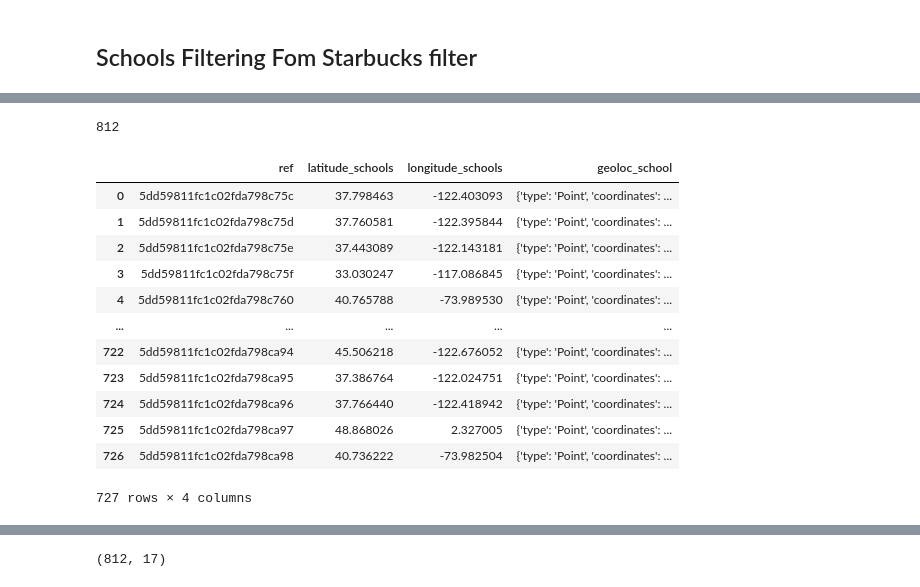
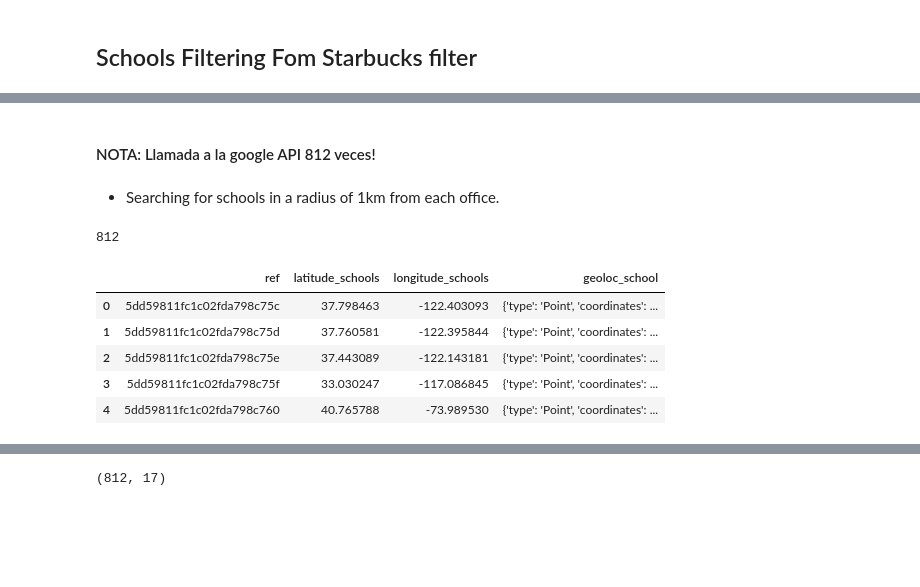
Before and after one commit to blancalluch/project-mongodb-geospartial-queries, a Jupyter notebook: 4Schools.ipynb, the cells around one changed output, grey strips where cells are left out. Saved outputs shown, nothing was run; the diff lists cells and outputs as text; code cells hidden in the pictures; blank space fills up the shorter version.

```diff
--- a/4Schools.ipynb
+++ b/4Schools.ipynb
@@ -23,6 +23,10 @@ stb_1M.head()
 | 2 | 5dd59811fc1c02fda798c75e | 37.446737 | -122.160489 | {'type': 'Point', 'coordinates': ... | Lala | games_video | hub for online music discovery | ... |
 | 3 | 5dd59811fc1c02fda798c75f | 33.023418 | -117.081877 | {'type': 'Point', 'coordinates': ... | Slacker | music | Music Personalization Suite | ... |
 | 4 | 5dd59811fc1c02fda798c760 | 40.759393 | -73.985288 | {'type': 'Point', 'coordinates': ... | MeetMoi | social | Mobile Dating | ... |
+# %% [markdown]
+#### NOTA: Llamada a la google API 812 veces!
+# %% [markdown]
+- Searching for schools in a radius of 1km from each office.
 # %%
 import time
 count=0
@@ -49,18 +53,11 @@ for _,row in stb_1M.iterrows():
 # %%
 sch_stb_1M=pd.DataFrame(schools)
 # %%
-sch_stb_1M
+sch_stb_1M.head()
 # %% [output]
 |  | ref | latitude_schools | longitude_schools | geoloc_school |
 | 0 | 5dd59811fc1c02fda798c75c | 37.798463 | -122.403093 | {'type': 'Point', 'coordinates': ... |
 | 1 | 5dd59811fc1c02fda798c75d | 37.760581 | -122.395844 | {'type': 'Point', 'coordinates': ... |
 | 2 | 5dd59811fc1c02fda798c75e | 37.443089 | -122.143181 | {'type': 'Point', 'coordinates': ... |
 | 3 | 5dd59811fc1c02fda798c75f | 33.030247 | -117.086845 | {'type': 'Point', 'coordinates': ... |
 | 4 | 5dd59811fc1c02fda798c760 | 40.765788 | -73.989530 | {'type': 'Point', 'coordinates': ... |
-| ... | ... | ... | ... | ... |
-| 722 | 5dd59811fc1c02fda798ca94 | 45.506218 | -122.676052 | {'type': 'Point', 'coordinates': ... |
-| 723 | 5dd59811fc1c02fda798ca95 | 37.386764 | -122.024751 | {'type': 'Point', 'coordinates': ... |
-| 724 | 5dd59811fc1c02fda798ca96 | 37.766440 | -122.418942 | {'type': 'Point', 'coordinates': ... |
-| 725 | 5dd59811fc1c02fda798ca97 | 48.868026 | 2.327005 | {'type': 'Point', 'coordinates': ... |
-| 726 | 5dd59811fc1c02fda798ca98 | 40.736222 | -73.982504 | {'type': 'Point', 'coordinates': ... |
-727 rows × 4 columns
```
Also changed, not shown: parts of 2 cells of this notebook, 6 other files.
